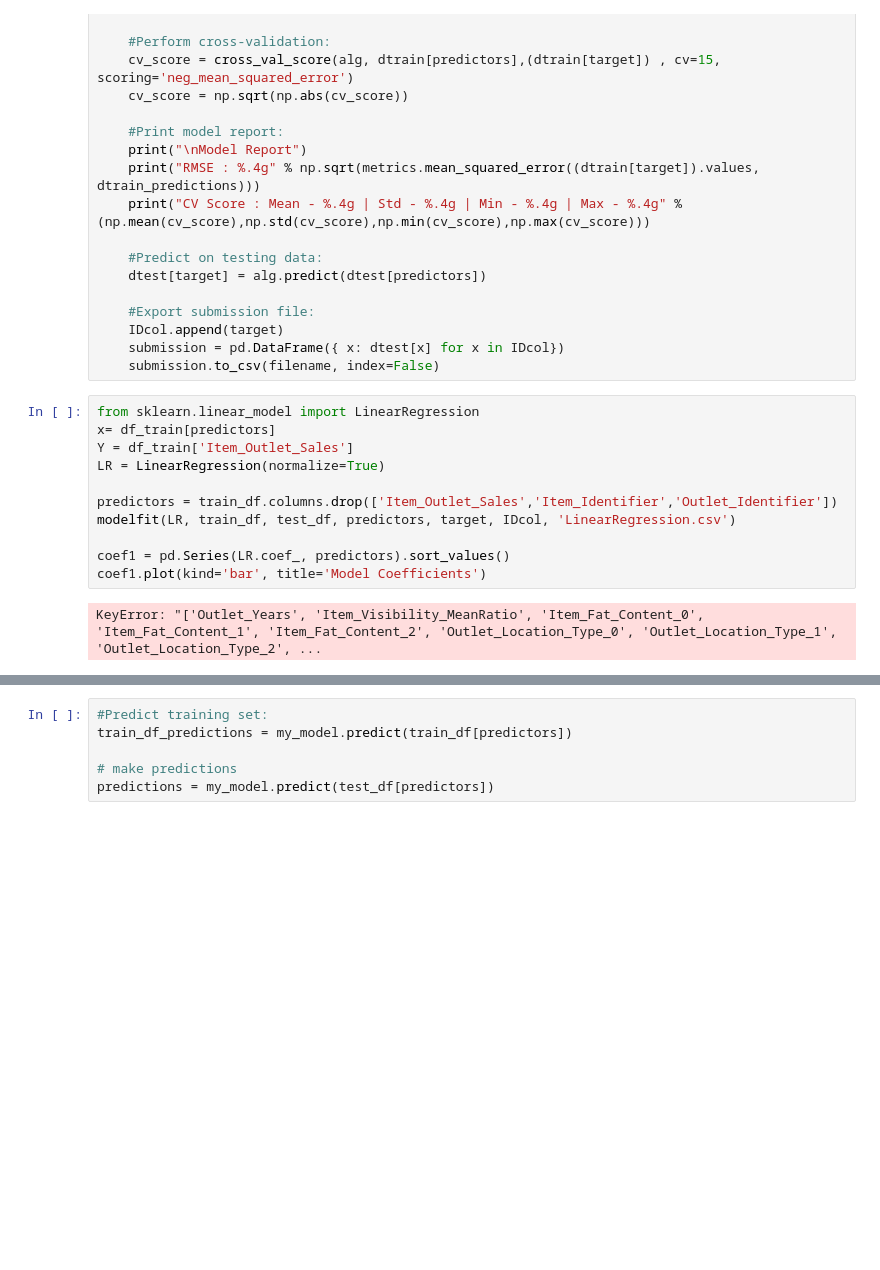
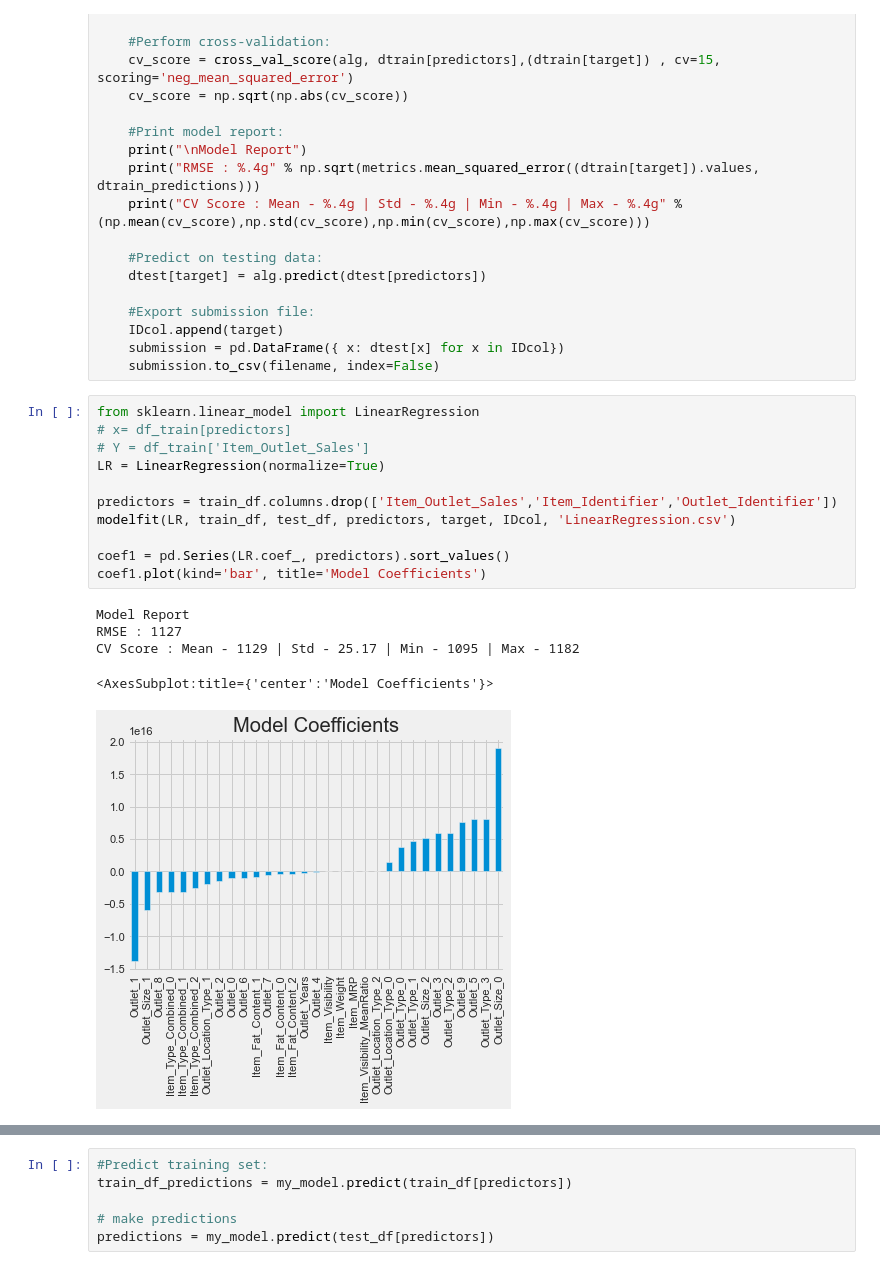
Before and after one commit to Technocolabs100/Technocolabs-Softwares-Data-Analyst-Mini-Project-BigMart-Outlet-Sales, a Jupyter notebook: _mywork.ipynb, the cells around one changed output, grey strips where cells are left out. Drawn from its saved outputs; the diff is of its cells as text; blank space fills up the shorter version.

```diff
--- a/_mywork.ipynb
+++ b/_mywork.ipynb
@@ -1022,17 +1027,21 @@ def modelfit(alg, dtrain, dtest, predictors, target, IDcol, filename):
     submission.to_csv(filename, index=False)
 # %%
 from sklearn.linear_model import LinearRegression
-x= df_train[predictors]
-Y = df_train['Item_Outlet_Sales']
+# x= df_train[predictors]
+# Y = df_train['Item_Outlet_Sales']
 LR = LinearRegression(normalize=True)
 
 predictors = train_df.columns.drop(['Item_Outlet_Sales','Item_Identifier','Outlet_Identifier'])
 modelfit(LR, train_df, test_df, predictors, target, IDcol, 'LinearRegression.csv')
 
 coef1 = pd.Series(LR.coef_, predictors).sort_values()
 coef1.plot(kind='bar', title='Model Coefficients')
 # %% [output]
-KeyError: "['Outlet_Years', 'Item_Visibility_MeanRatio', 'Item_Fat_Content_0', 'Item_Fat_Content_1', 'Item_Fat_Content_2', 'Outlet_Location_Type_0', 'Outlet_Location_Type_1', 'Outlet_Location_Type_2', ...
+Model Report
+RMSE : 1127
+CV Score : Mean - 1129 | Std - 25.17 | Min - 1095 | Max - 1182
+<AxesSubplot:title={'center':'Model Coefficients'}>
+[figure, added]
 # %%
 X= np.array(train_df[predictors])
 Y=np.array(train_df[target])
```
Also changed, not shown: parts of 25 cells of this notebook.
